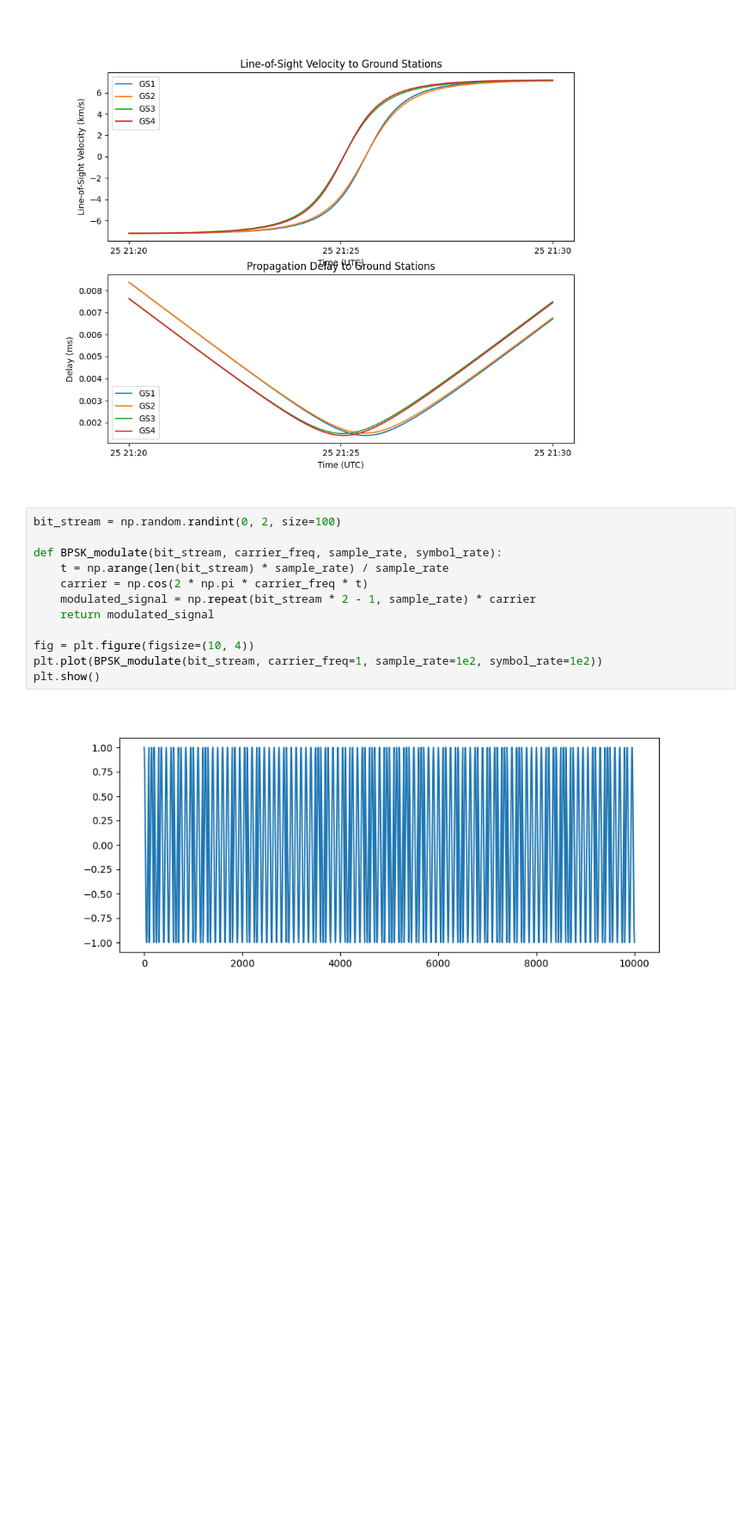
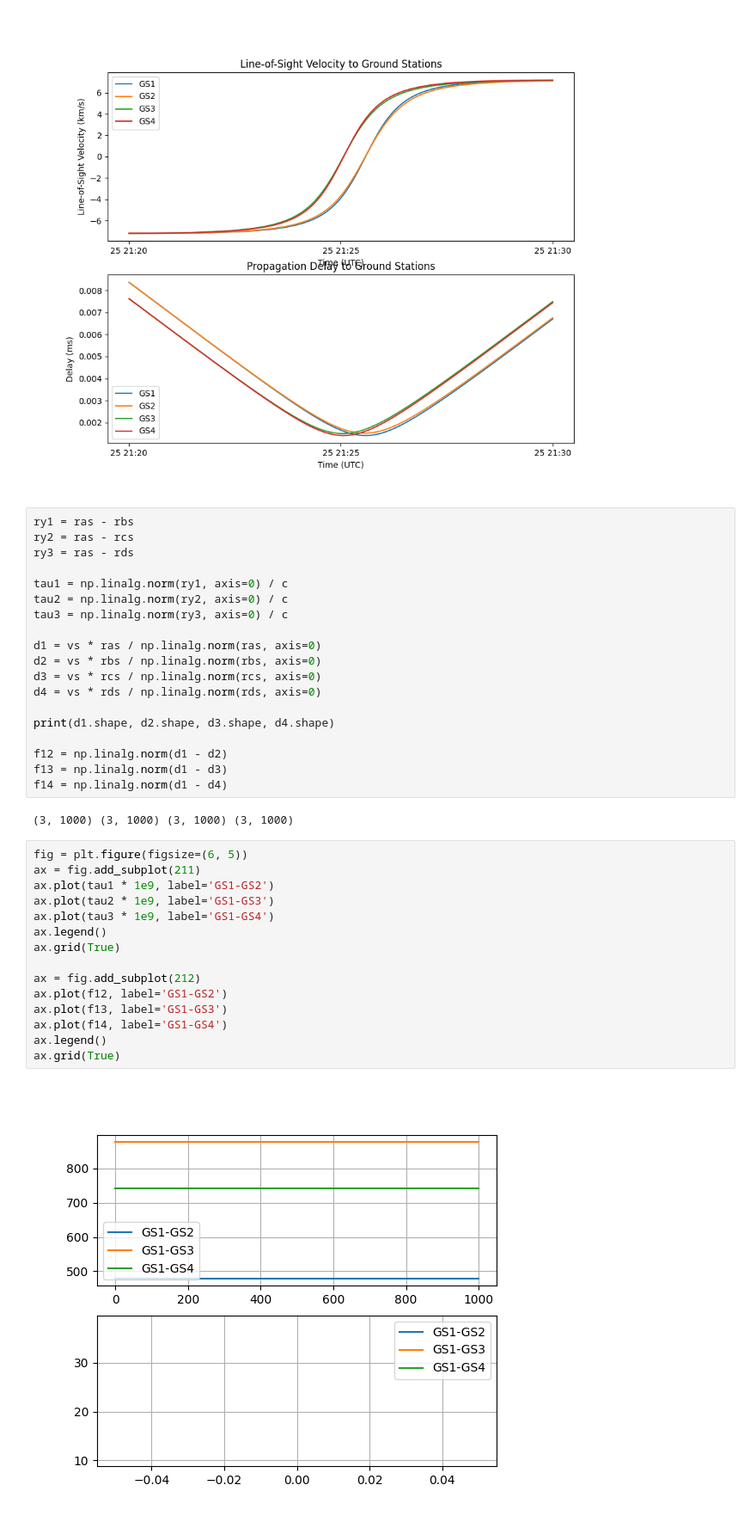
Before and after one commit to kamilix2003/sat-ant, a Jupyter notebook: sat_path.ipynb, the cells around one changed output. Shown at 86% size. Cells and saved outputs as stored; diff of their text form; blank space fills up the shorter version.

```diff
--- a/sat_path.ipynb
+++ b/sat_path.ipynb
@@ -102,17 +102,41 @@ ax_tau.legend(['GS1', 'GS2', 'GS3', 'GS4'])
 # %% [output]
 <matplotlib.legend.Legend at 0x...>
 [figure]
-# %%
-bit_stream = np.random.randint(0, 2, size=100)
-
-def BPSK_modulate(bit_stream, carrier_freq, sample_rate, symbol_rate):
-    t = np.arange(len(bit_stream) * sample_rate) / sample_rate
-    carrier = np.cos(2 * np.pi * carrier_freq * t)
-    modulated_signal = np.repeat(bit_stream * 2 - 1, sample_rate) * carrier
-    return modulated_signal
-
-fig = plt.figure(figsize=(10, 4))
-plt.plot(BPSK_modulate(bit_stream, carrier_freq=1, sample_rate=1e2, symbol_rate=1e2))
-plt.show()
-# %% [output]
-[figure, removed]
+# %%
+ry1 = ras - rbs
+ry2 = ras - rcs
+ry3 = ras - rds
+
+tau1 = np.linalg.norm(ry1, axis=0) / c
+tau2 = np.linalg.norm(ry2, axis=0) / c
+tau3 = np.linalg.norm(ry3, axis=0) / c
+
+d1 = vs * ras / np.linalg.norm(ras, axis=0)
+d2 = vs * rbs / np.linalg.norm(rbs, axis=0)
+d3 = vs * rcs / np.linalg.norm(rcs, axis=0)
+d4 = vs * rds / np.linalg.norm(rds, axis=0)
+
+print(d1.shape, d2.shape, d3.shape, d4.shape)
+
+f12 = np.linalg.norm(d1 - d2)
+f13 = np.linalg.norm(d1 - d3)
+f14 = np.linalg.norm(d1 - d4)
+# %% [output]
+(3, 1000) (3, 1000) (3, 1000) (3, 1000)
+# %%
+fig = plt.figure(figsize=(6, 5))
+ax = fig.add_subplot(211)
+ax.plot(tau1 * 1e9, label='GS1-GS2')
+ax.plot(tau2 * 1e9, label='GS1-GS3')
+ax.plot(tau3 * 1e9, label='GS1-GS4')
+ax.legend()
+ax.grid(True)
+
+ax = fig.add_subplot(212)
+ax.plot(f12, label='GS1-GS2')
+ax.plot(f13, label='GS1-GS3')
+ax.plot(f14, label='GS1-GS4')
+ax.legend()
+ax.grid(True)
+# %% [output]
+[figure, added]
```
Also changed, not shown: parts of 4 cells of this notebook, 3 other files.
